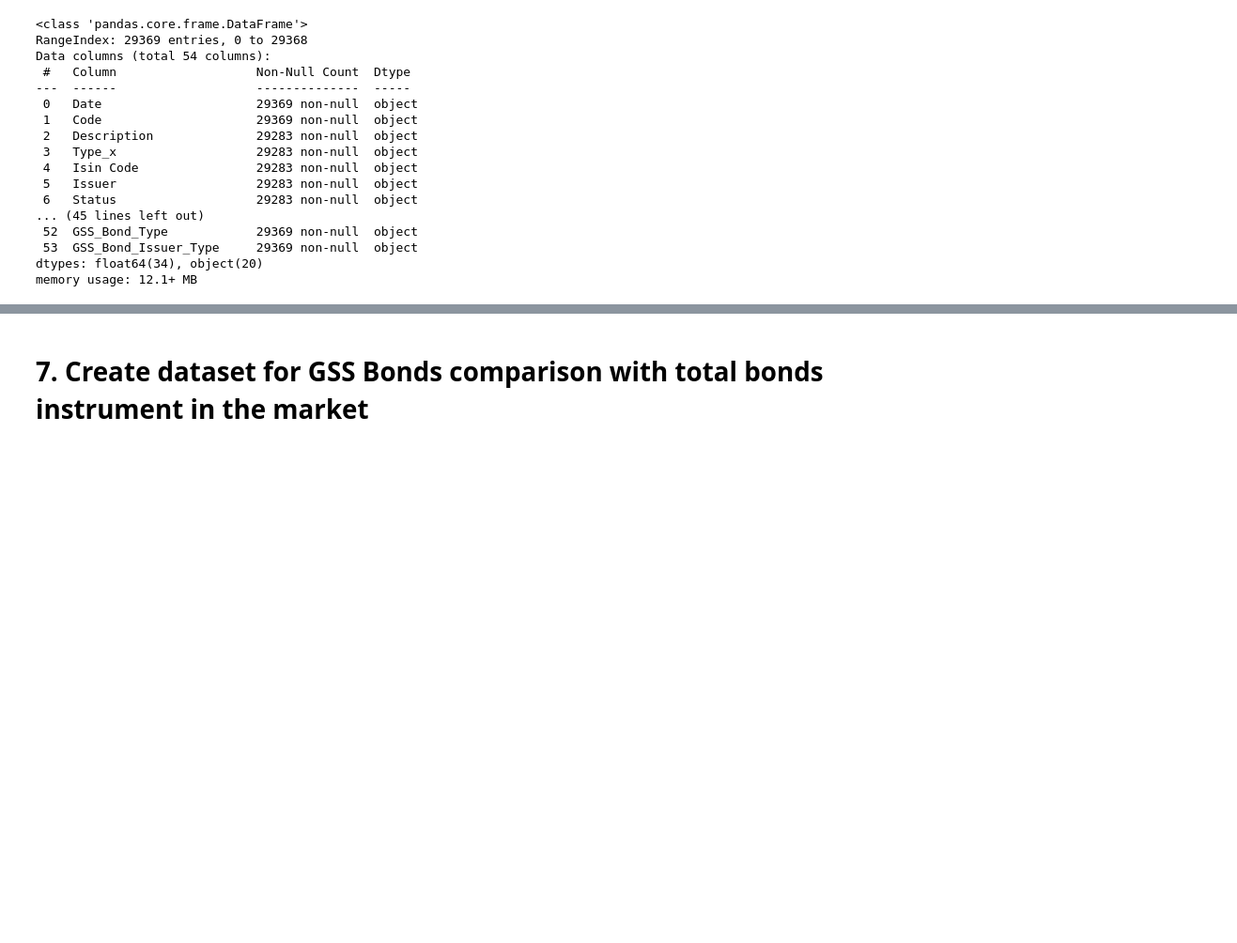
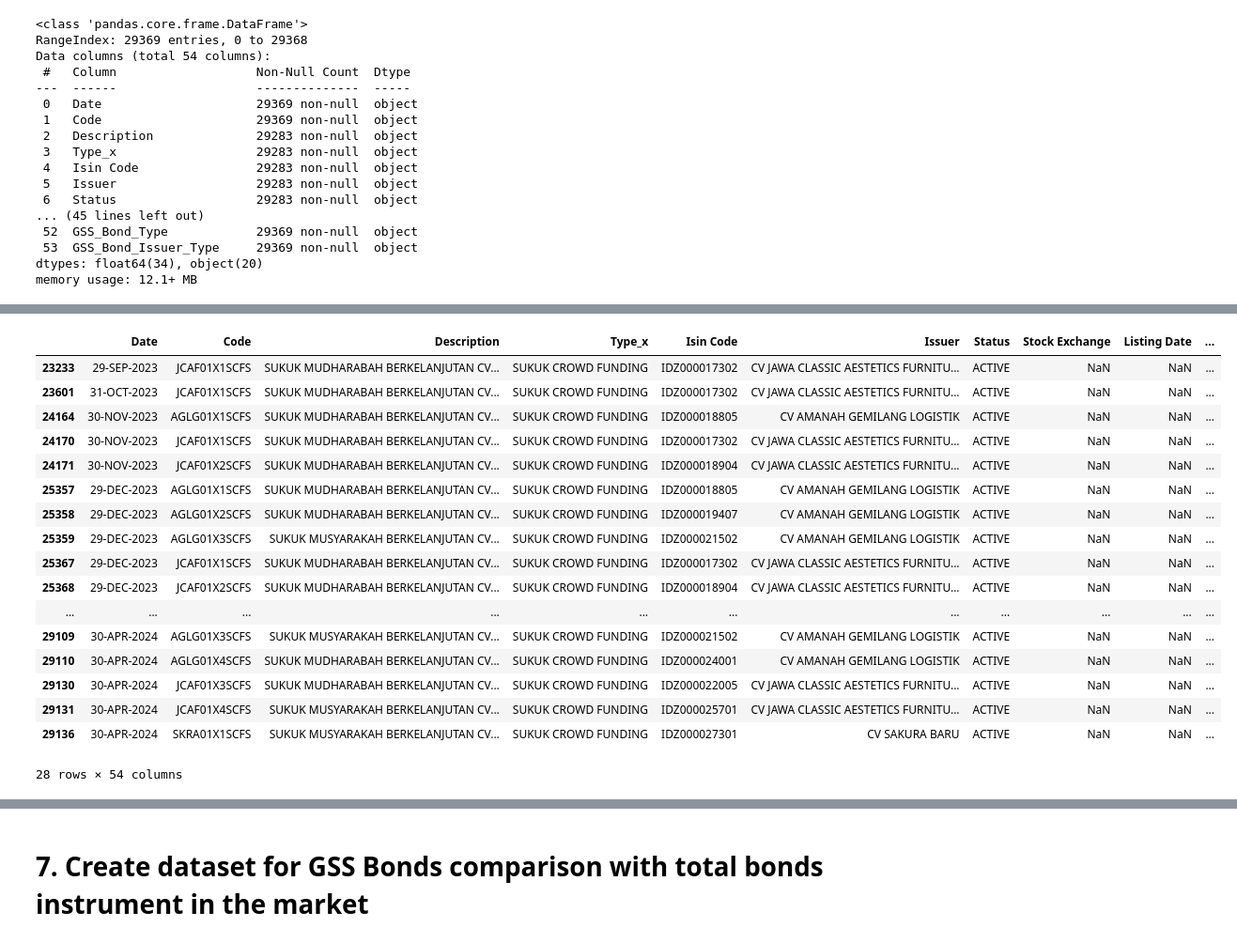
Before and after one commit to mihoku/data-preparation-indonesia-green-bonds, a Jupyter notebook: General-Data-Prep.ipynb, the cells around one changed output, grey strips where cells are left out. Shown: that part at 94% size. Cells and saved outputs as stored; diff of their text form; code cells hidden in the pictures; blank space fills up the shorter version.

```diff
--- a/General-Data-Prep.ipynb
+++ b/General-Data-Prep.ipynb
@@ -282,0 +288,3 @@ bond_data[bond_data['Code'].str.contains('PBSG')].head()
+# %%
+bond_data = pd.read_csv('Indonesia_All_Bonds_Data.txt', sep='#')
+bond_data.info()
@@ -447,0 +465,21 @@ gss_bond_data.drop(['Type_y','Status', 'Nominal Value','Num. of Sec', 'Originate
+# %%
+gss_bond_data[gss_bond_data['Issuer'].str.contains('CV')]
+# %% [output]
+|  | Date | Code | Description | Type_x | Isin Code | Issuer | Status | Stock Exchange | Listing Date | ... |
+| 23233 | 29-SEP-2023 | JCAF01X1SCFS | SUKUK MUDHARABAH BERKELANJUTAN CV... | SUKUK CROWD FUNDING | IDZ000017302 | CV JAWA CLASSIC AESTETICS FURNITU... | ACTIVE | NaN | NaN | ... |
+| 23601 | 31-OCT-2023 | JCAF01X1SCFS | SUKUK MUDHARABAH BERKELANJUTAN CV... | SUKUK CROWD FUNDING | IDZ000017302 | CV JAWA CLASSIC AESTETICS FURNITU... | ACTIVE | NaN | NaN | ... |
+| 24164 | 30-NOV-2023 | AGLG01X1SCFS | SUKUK MUDHARABAH BERKELANJUTAN CV... | SUKUK CROWD FUNDING | IDZ000018805 | CV AMANAH GEMILANG LOGISTIK | ACTIVE | NaN | NaN | ... |
+| 24170 | 30-NOV-2023 | JCAF01X1SCFS | SUKUK MUDHARABAH BERKELANJUTAN CV... | SUKUK CROWD FUNDING | IDZ000017302 | CV JAWA CLASSIC AESTETICS FURNITU... | ACTIVE | NaN | NaN | ... |
+| 24171 | 30-NOV-2023 | JCAF01X2SCFS | SUKUK MUDHARABAH BERKELANJUTAN CV... | SUKUK CROWD FUNDING | IDZ000018904 | CV JAWA CLASSIC AESTETICS FURNITU... | ACTIVE | NaN | NaN | ... |
+| 25357 | 29-DEC-2023 | AGLG01X1SCFS | SUKUK MUDHARABAH BERKELANJUTAN CV... | SUKUK CROWD FUNDING | IDZ000018805 | CV AMANAH GEMILANG LOGISTIK | ACTIVE | NaN | NaN | ... |
+| 25358 | 29-DEC-2023 | AGLG01X2SCFS | SUKUK MUDHARABAH BERKELANJUTAN CV... | SUKUK CROWD FUNDING | IDZ000019407 | CV AMANAH GEMILANG LOGISTIK | ACTIVE | NaN | NaN | ... |
+| 25359 | 29-DEC-2023 | AGLG01X3SCFS | SUKUK MUSYARAKAH BERKELANJUTAN CV... | SUKUK CROWD FUNDING | IDZ000021502 | CV AMANAH GEMILANG LOGISTIK | ACTIVE | NaN | NaN | ... |
+| 25367 | 29-DEC-2023 | JCAF01X1SCFS | SUKUK MUDHARABAH BERKELANJUTAN CV... | SUKUK CROWD FUNDING | IDZ000017302 | CV JAWA CLASSIC AESTETICS FURNITU... | ACTIVE | NaN | NaN | ... |
+| 25368 | 29-DEC-2023 | JCAF01X2SCFS | SUKUK MUDHARABAH BERKELANJUTAN CV... | SUKUK CROWD FUNDING | IDZ000018904 | CV JAWA CLASSIC AESTETICS FURNITU... | ACTIVE | NaN | NaN | ... |
+| ... | ... | ... | ... | ... | ... | ... | ... | ... | ... | ... |
+| 29109 | 30-APR-2024 | AGLG01X3SCFS | SUKUK MUSYARAKAH BERKELANJUTAN CV... | SUKUK CROWD FUNDING | IDZ000021502 | CV AMANAH GEMILANG LOGISTIK | ACTIVE | NaN | NaN | ... |
+| 29110 | 30-APR-2024 | AGLG01X4SCFS | SUKUK MUDHARABAH BERKELANJUTAN CV... | SUKUK CROWD FUNDING | IDZ000024001 | CV AMANAH GEMILANG LOGISTIK | ACTIVE | NaN | NaN | ... |
+| 29130 | 30-APR-2024 | JCAF01X3SCFS | SUKUK MUDHARABAH BERKELANJUTAN CV... | SUKUK CROWD FUNDING | IDZ000022005 | CV JAWA CLASSIC AESTETICS FURNITU... | ACTIVE | NaN | NaN | ... |
+| 29131 | 30-APR-2024 | JCAF01X4SCFS | SUKUK MUSYARAKAH BERKELANJUTAN CV... | SUKUK CROWD FUNDING | IDZ000025701 | CV JAWA CLASSIC AESTETICS FURNITU... | ACTIVE | NaN | NaN | ... |
+| 29136 | 30-APR-2024 | SKRA01X1SCFS | SUKUK MUSYARAKAH BERKELANJUTAN CV... | SUKUK CROWD FUNDING | IDZ000027301 | CV SAKURA BARU | ACTIVE | NaN | NaN | ... |
+28 rows × 54 columns
```
Also changed, not shown: parts of 32 cells of this notebook.
